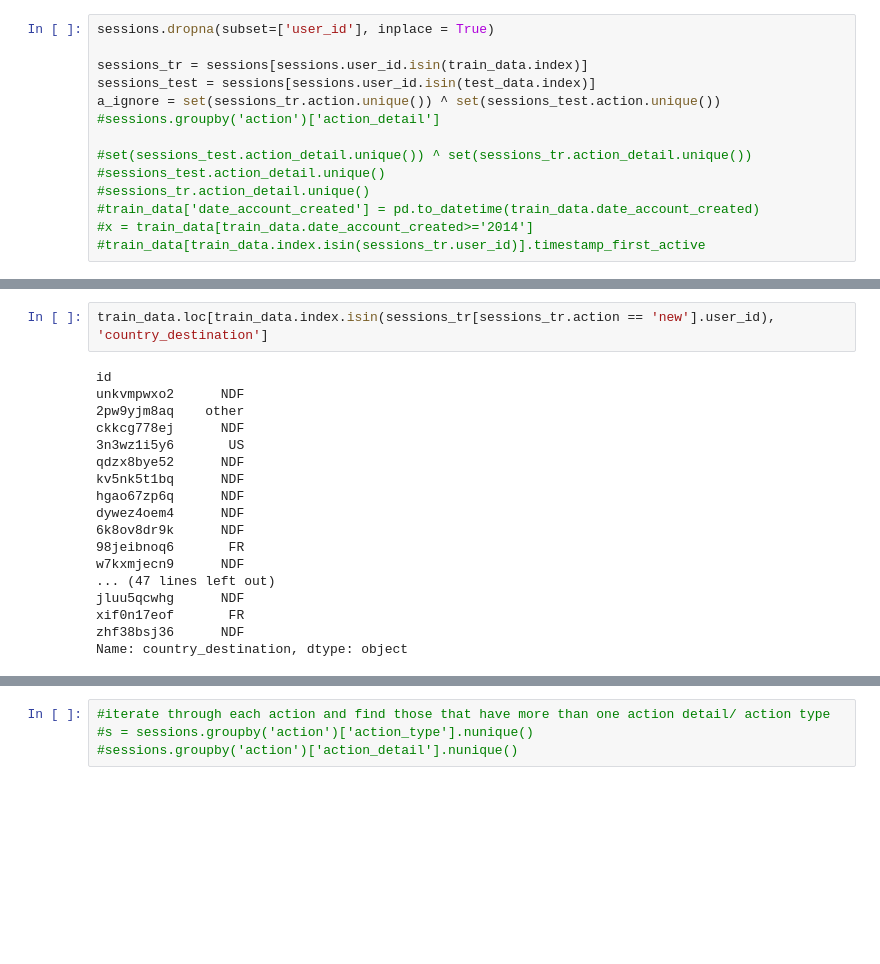
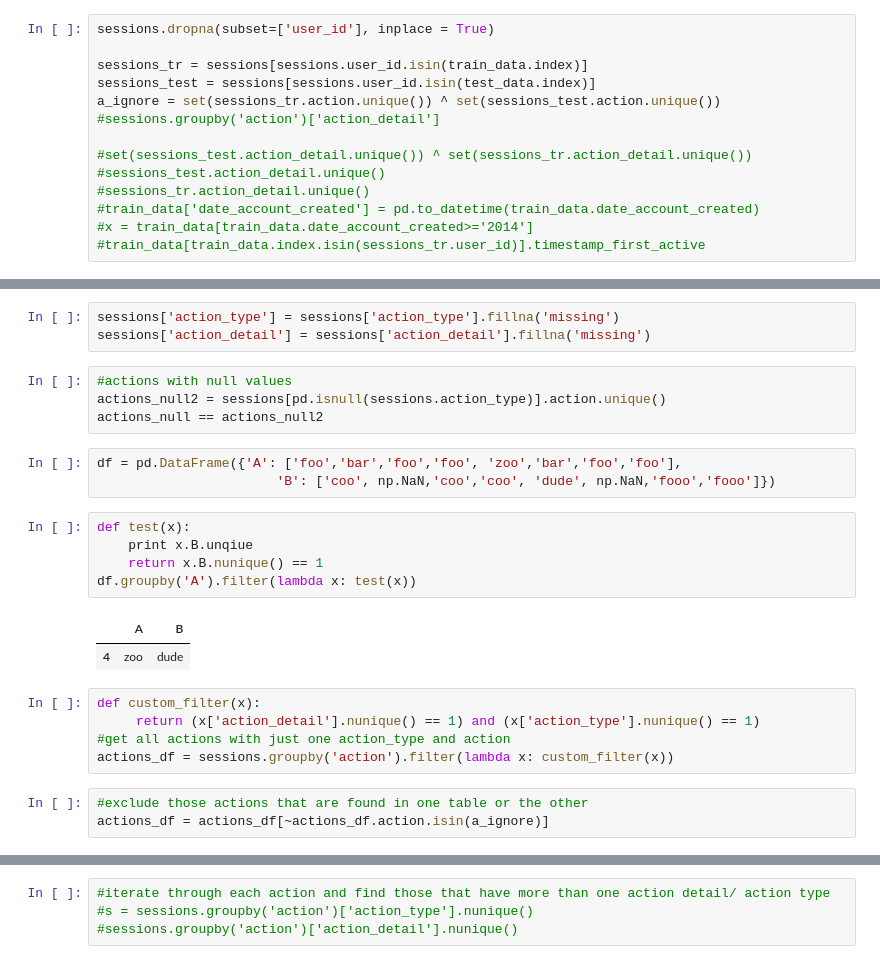
Before and after one commit to ily9000/Kaggle_AirBnB, a Jupyter notebook: scripts/sessions.ipynb, the cells around one changed output, grey strips where cells are left out. Saved outputs shown, nothing was run; the diff lists cells and outputs as text; blank space fills up the shorter version.

```diff
--- a/scripts/sessions.ipynb
+++ b/scripts/sessions.ipynb
@@ -83,20 +68,26 @@ Name: action_detail, dtype: bool
-# %%
-train_data.loc[train_data.index.isin(sessions_tr[sessions_tr.action == 'new'].user_id), 'country_destination']
-# %% [output]
-id
-unkvmpwxo2      NDF
-2pw9yjm8aq    other
-ckkcg778ej      NDF
-3n3wz1i5y6       US
-qdzx8bye52      NDF
-kv5nk5t1bq      NDF
-hgao67zp6q      NDF
-dywez4oem4      NDF
-6k8ov8dr9k      NDF
-98jeibnoq6       FR
-w7kxmjecn9      NDF
-... (47 lines left out)
-jluu5qcwhg      NDF
-xif0n17eof       FR
-zhf38bsj36      NDF
-Name: country_destination, dtype: object
+# %%
+sessions['action_type'] = sessions['action_type'].fillna('missing')
+sessions['action_detail'] = sessions['action_detail'].fillna('missing')
+# %%
+#actions with null values
+actions_null2 = sessions[pd.isnull(sessions.action_type)].action.unique()
+actions_null == actions_null2
+# %%
+df = pd.DataFrame({'A': ['foo','bar','foo','foo', 'zoo','bar','foo','foo'],
+                       'B': ['coo', np.NaN,'coo','coo', 'dude', np.NaN,'fooo','fooo']})
+# %%
+def test(x):
+    print x.B.unqiue
+    return x.B.nunique() == 1
+df.groupby('A').filter(lambda x: test(x))
+# %% [output]
+|  | A | B |
+| 4 | zoo | dude |
+# %%
+def custom_filter(x):
+     return (x['action_detail'].nunique() == 1) and (x['action_type'].nunique() == 1)
+#get all actions with just one action_type and action
+actions_df = sessions.groupby('action').filter(lambda x: custom_filter(x))
+# %%
+#exclude those actions that are found in one table or the other
+actions_df = actions_df[~actions_df.action.isin(a_ignore)]
```
Also changed, not shown: parts of 24 cells of this notebook, 4 other files.
